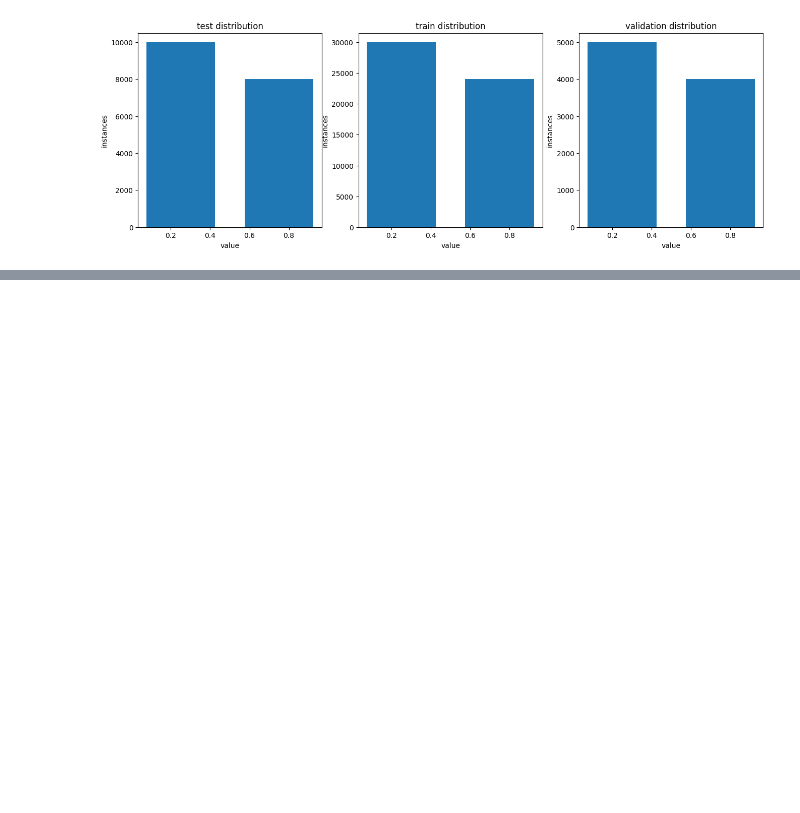
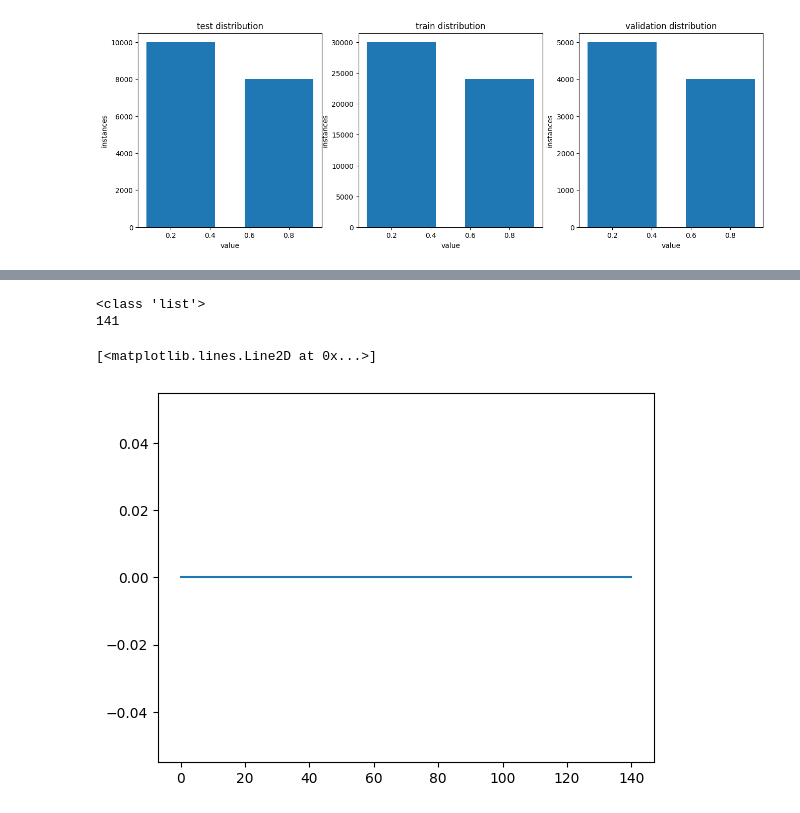
Before and after one commit to MattanTseng/ME_592_HW3, a Jupyter notebook: part1/Part1.ipynb, the cells around one changed output, grey strips where cells are left out. Cells and saved outputs as stored; diff of their text form; code cells hidden in the pictures; blank space fills up the shorter version.

```diff
--- a/part1/Part1.ipynb
+++ b/part1/Part1.ipynb
@@ -111,10 +112,13 @@ Text(0, 0.5, 'instances')
 # remember that a batch is how many items the  model will train on before updating the model
 batch_size = 4
 # remember that an epoch is the number of times that the trainer will go through the entire dataset
-epochs = 2
+epochs = 1
 # since our image is rectangular, let's use a rectangular kernel.
 # this touple is comprised of factors of the dimensions.
-kernel_size = 5#  (25, 10)
+kernel_size = (25, 10)
+input_height = train_images[0].shape[0]
+input_width = train_images[0].shape[1]
+
 
 stride = 1
 classes = ("stable", "unstable")
@@ -127,6 +131,12 @@ print(torch.cuda.is_available())
 
 print("Number of epochs: ", epochs)
 print("Batch size: ", batch_size)
+print("Kernel size: ", kernel_size)
+print("Stride size: ", stride)
+print("Classes: ", classes)
+print("input height: ", input_height)
+print("input width: ", input_width)
+print("device type: ", device)
 # print("The device being used is: ", device)
 # %% [output]
 True
@@ -170,0 +177,17 @@ class CNN(nn.Module):
+# %%
+# we need to convert our numpy arrays into pytorch tensors
+train_images_torch = torch.div(torch.from_numpy(train_images).float(), 255)
+train_labels_torch = torch.from_numpy(train_set_y).float()
+test_images_torch = torch.div(torch.from_numpy(test_images).float(), 255)
+test_labels_torch = torch.from_numpy(test_set_y).float()
+validation_images_torch = torch.div(torch.from_numpy(validation_images).float(), 255)
+validation_labels_torch = torch.from_numpy(valid_set_y).float()
+
+# create the dataloaders from our tensors.
+train_loader = torch.utils.data.TensorDataset(train_images_torch, train_labels_torch)
+val_loader = torch.utils.data.TensorDataset(validation_images_torch, validation_labels_torch)
+test_loader = torch.utils.data.TensorDataset(test_images_torch, test_labels_torch)
+
+train_loader = torch.utils.data.DataLoader(train_loader, batch_size=batch_size, shuffle=True, num_workers=6)
+val_loader = torch.utils.data.DataLoader(val_loader, batch_size=batch_size, shuffle=False, num_workers=6)
+test_loader = torch.utils.data.DataLoader(test_loader, batch_size=batch_size, shuffle=False, num_workers=6)
@@ -206,0 +304,9 @@ TypeError: conv2d() received an invalid combination of arguments - got (numpy.nd
+# %%
+
+plt.title("Loss: ")
+plt.plot(losses)
+# %% [output]
+<class 'list'>
+141
+[<matplotlib.lines.Line2D at 0x...>]
+[figure, added]
```
Also changed, not shown: parts of 7 cells of this notebook, 1 other file.
